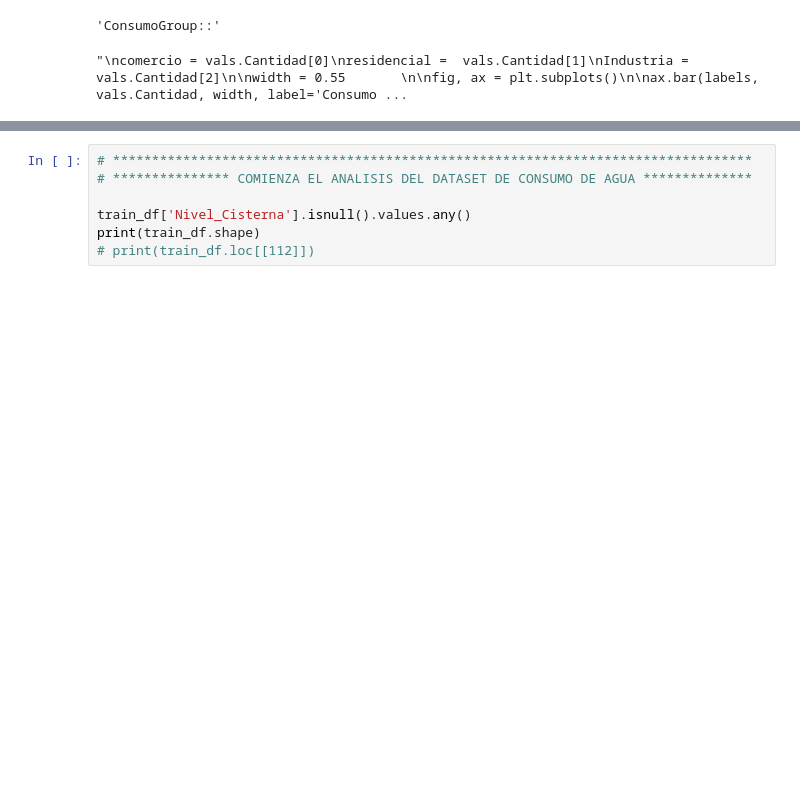
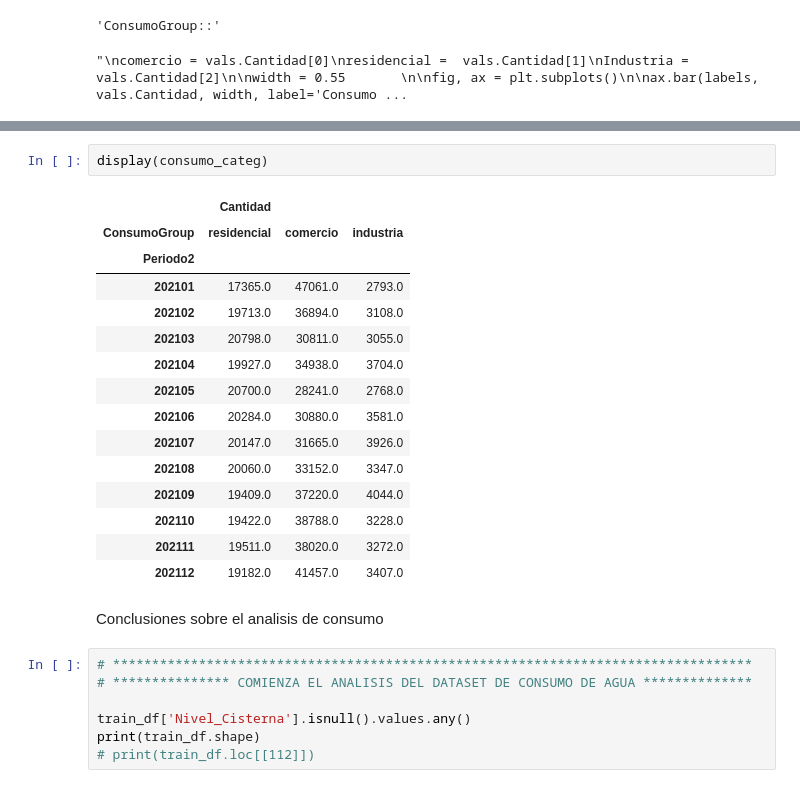
Before and after one commit to miguelsquillari/coop_hidrica, a Jupyter notebook: coop_hidrica.ipynb, the cells around one changed output, grey strips where cells are left out. Saved outputs shown, nothing was run; the diff lists cells and outputs as text; blank space fills up the shorter version.

```diff
--- a/coop_hidrica.ipynb
+++ b/coop_hidrica.ipynb
@@ -283,3 +281,23 @@ TypeError: 'method' object is not subscriptable
+# %%
+display(consumo_categ)
+# %% [output]
+|  | Cantidad |  |  |
+| ConsumoGroup | residencial | comercio | industria |
+| Periodo2 |  |  |  |
+| 202101 | 17365.0 | 47061.0 | 2793.0 |
+| 202102 | 19713.0 | 36894.0 | 3108.0 |
+| 202103 | 20798.0 | 30811.0 | 3055.0 |
+| 202104 | 19927.0 | 34938.0 | 3704.0 |
+| 202105 | 20700.0 | 28241.0 | 2768.0 |
+| 202106 | 20284.0 | 30880.0 | 3581.0 |
+| 202107 | 20147.0 | 31665.0 | 3926.0 |
+| 202108 | 20060.0 | 33152.0 | 3347.0 |
+| 202109 | 19409.0 | 37220.0 | 4044.0 |
+| 202110 | 19422.0 | 38788.0 | 3228.0 |
+| 202111 | 19511.0 | 38020.0 | 3272.0 |
+| 202112 | 19182.0 | 41457.0 | 3407.0 |
+# %% [markdown]
+Conclusiones sobre el analisis de consumo
 # %%
 # **********************************************************************************
 # *************** COMIENZA EL ANALISIS DEL DATASET DE CONSUMO DE AGUA **************
```
Also changed, not shown: parts of 1 cell of this notebook.
